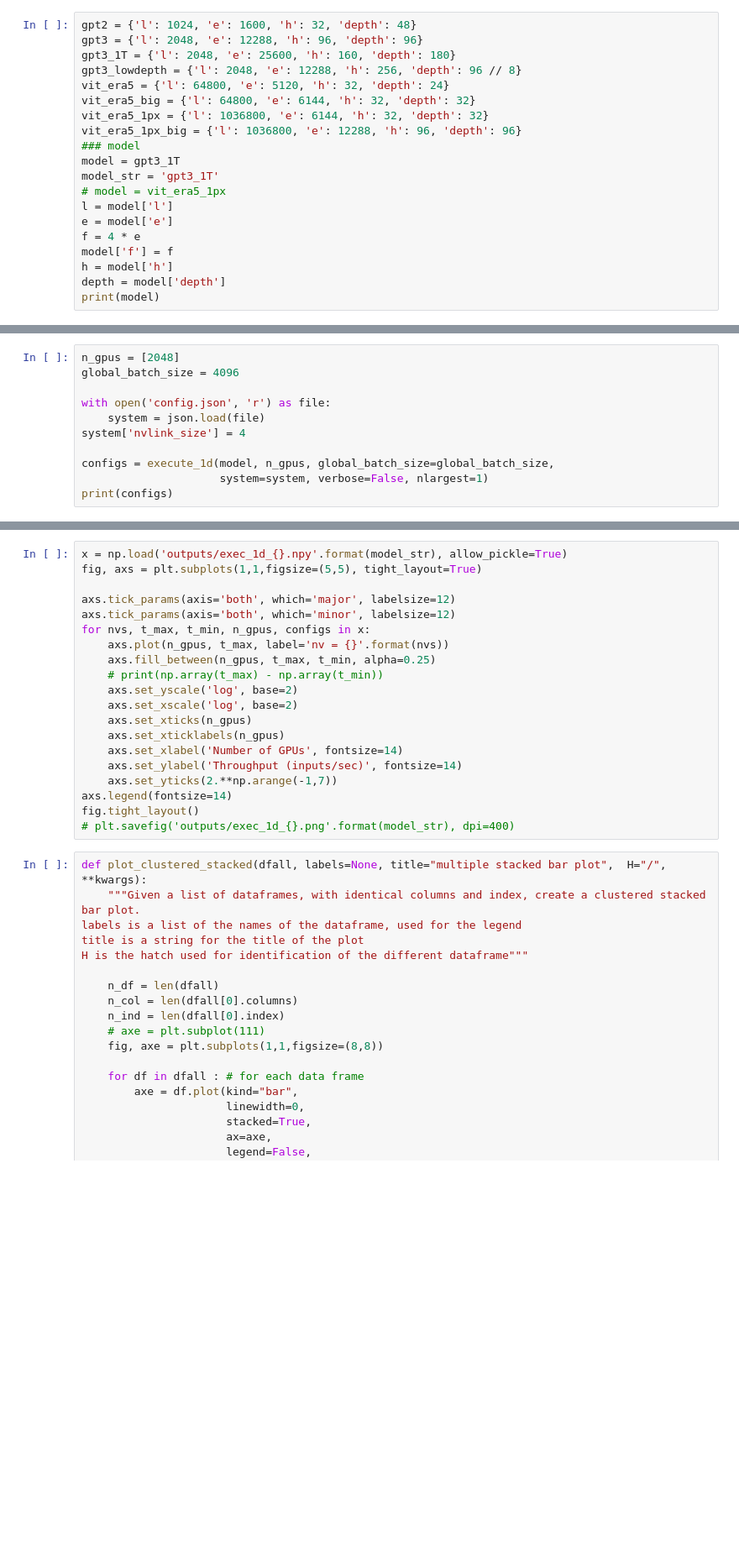
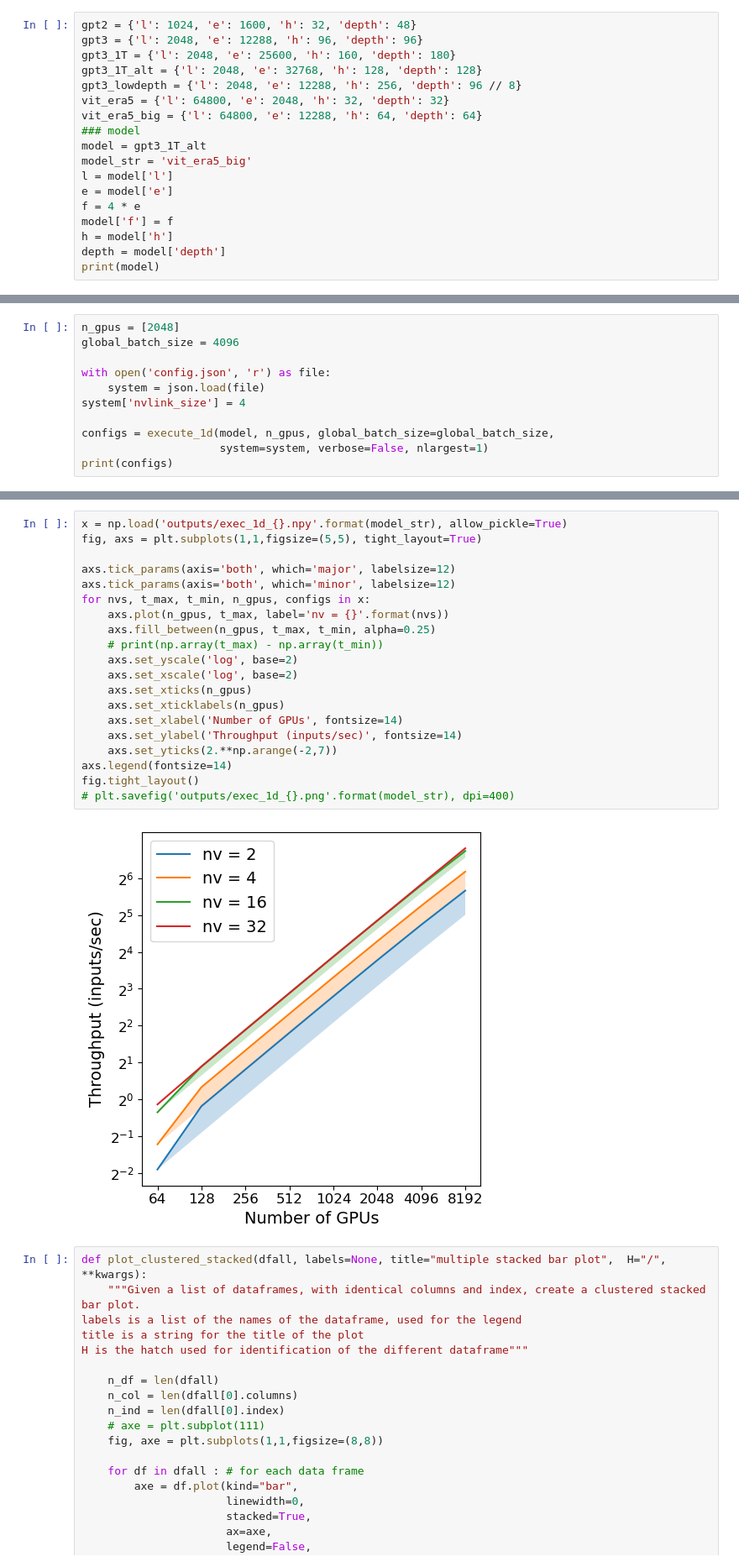
Before and after one commit to ShashankSubramanian/transformer-perf-estimates, a Jupyter notebook: execution.ipynb, the cells around one changed output, grey strips where cells are left out. Shown at 84% size. Saved outputs shown, nothing was run; the diff lists cells and outputs as text; blank space fills up the shorter version.

```diff
--- a/execution.ipynb
+++ b/execution.ipynb
@@ -15,15 +15,13 @@ import json
 gpt2 = {'l': 1024, 'e': 1600, 'h': 32, 'depth': 48}
 gpt3 = {'l': 2048, 'e': 12288, 'h': 96, 'depth': 96}
 gpt3_1T = {'l': 2048, 'e': 25600, 'h': 160, 'depth': 180}
+gpt3_1T_alt = {'l': 2048, 'e': 32768, 'h': 128, 'depth': 128}
 gpt3_lowdepth = {'l': 2048, 'e': 12288, 'h': 256, 'depth': 96 // 8}
-vit_era5 = {'l': 64800, 'e': 5120, 'h': 32, 'depth': 24}
-vit_era5_big = {'l': 64800, 'e': 6144, 'h': 32, 'depth': 32}
-vit_era5_1px = {'l': 1036800, 'e': 6144, 'h': 32, 'depth': 32}
-vit_era5_1px_big = {'l': 1036800, 'e': 12288, 'h': 96, 'depth': 96}
+vit_era5 = {'l': 64800, 'e': 2048, 'h': 32, 'depth': 32}
+vit_era5_big = {'l': 64800, 'e': 12288, 'h': 64, 'depth': 64}
 ### model
-model = gpt3_1T
-model_str = 'gpt3_1T'
-# model = vit_era5_1px
+model = gpt3_1T_alt
+model_str = 'vit_era5_big'
 l = model['l']
 e = model['e']
 f = 4 * e
@@ -89,23 +89,25 @@ np.save('outputs/exec_1d_{}.npy'.format(model_str), np.array(plots, dtype=object
 # %%
 x = np.load('outputs/exec_1d_{}.npy'.format(model_str), allow_pickle=True)
 fig, axs = plt.subplots(1,1,figsize=(5,5), tight_layout=True)
 
 axs.tick_params(axis='both', which='major', labelsize=12)
 axs.tick_params(axis='both', which='minor', labelsize=12)
 for nvs, t_max, t_min, n_gpus, configs in x:
     axs.plot(n_gpus, t_max, label='nv = {}'.format(nvs))
     axs.fill_between(n_gpus, t_max, t_min, alpha=0.25)
     # print(np.array(t_max) - np.array(t_min))
     axs.set_yscale('log', base=2)
     axs.set_xscale('log', base=2)
     axs.set_xticks(n_gpus)
     axs.set_xticklabels(n_gpus)
     axs.set_xlabel('Number of GPUs', fontsize=14)
     axs.set_ylabel('Throughput (inputs/sec)', fontsize=14)
-    axs.set_yticks(2.**np.arange(-1,7))
+    axs.set_yticks(2.**np.arange(-2,7))
 axs.legend(fontsize=14)
 fig.tight_layout()
 # plt.savefig('outputs/exec_1d_{}.png'.format(model_str), dpi=400)
+# %% [output]
+[figure, added]
 # %%
 def plot_clustered_stacked(dfall, labels=None, title="multiple stacked bar plot",  H="/", **kwargs):
     """Given a list of dataframes, with identical columns and index, create a clustered stacked bar plot.
```
Also changed, not shown: parts of 7 cells of this notebook, 7 other files.
